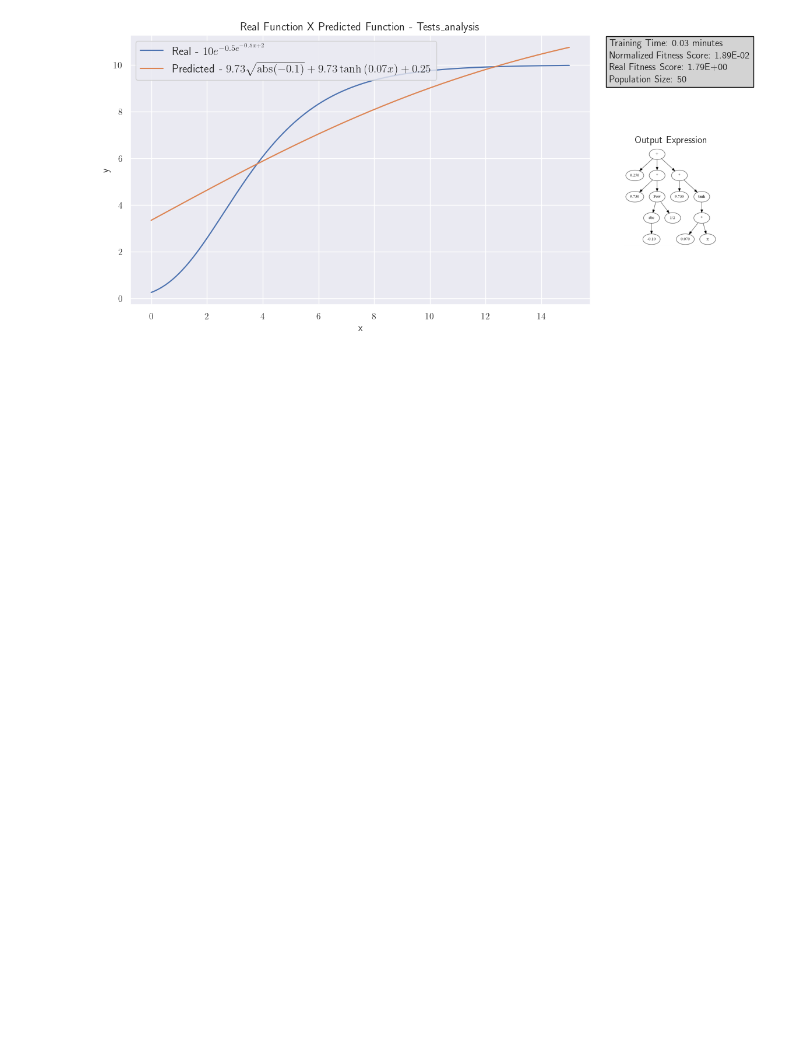
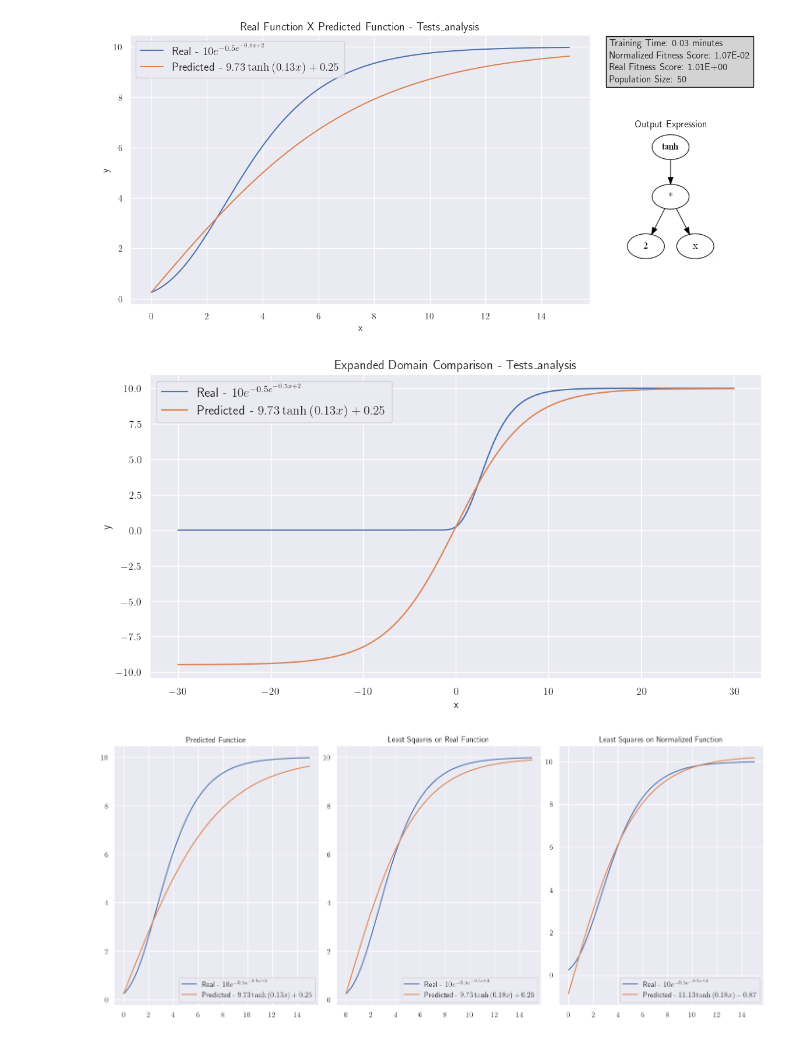
Before and after one commit to Guilherme-Ataliba/CSOWP-Symbolic-Regression, a Jupyter notebook: algorithms/data_analysis_build_up.ipynb, the cells around one changed output. Drawn from its saved outputs; the diff is of its cells as text; code cells hidden in the pictures; blank space fills up the shorter version.

Commit message:
Expanded domain & Least Squares (almost) done

```diff
--- a/algorithms/data_analysis_build_up.ipynb
+++ b/algorithms/data_analysis_build_up.ipynb
@@ -154,4 +242,10 @@ X, y, operators, functions = testAlgorithm(func, x_range, n_points, dir_path, po
-# %%
-runTests(X, y, dir_path, operators, functions, ["x"], real_func_string=r"10e^{-0.5e^{-0.5x+2}}", seaborn=True)
-# %% [output]
-[figure, removed]
+# %%
+plotter = Plotter(real_func_string = r"10e^{-0.5e^{-0.5x+2}}", set_seaborn=True)
+plotter.fit(dir_path, X, y, operators, functions, ["x"])
+plotter.plot_pred_graph(real=True)
+plotter.plot_expanded_domain(func, [-30, 30], 1000)
+plotter.plot_least_squares()
+# %% [output]
+[figure, added]
+[figure, added]
+[figure, added]
```
Also changed, not shown: parts of 2 cells of this notebook, 7 other files.
